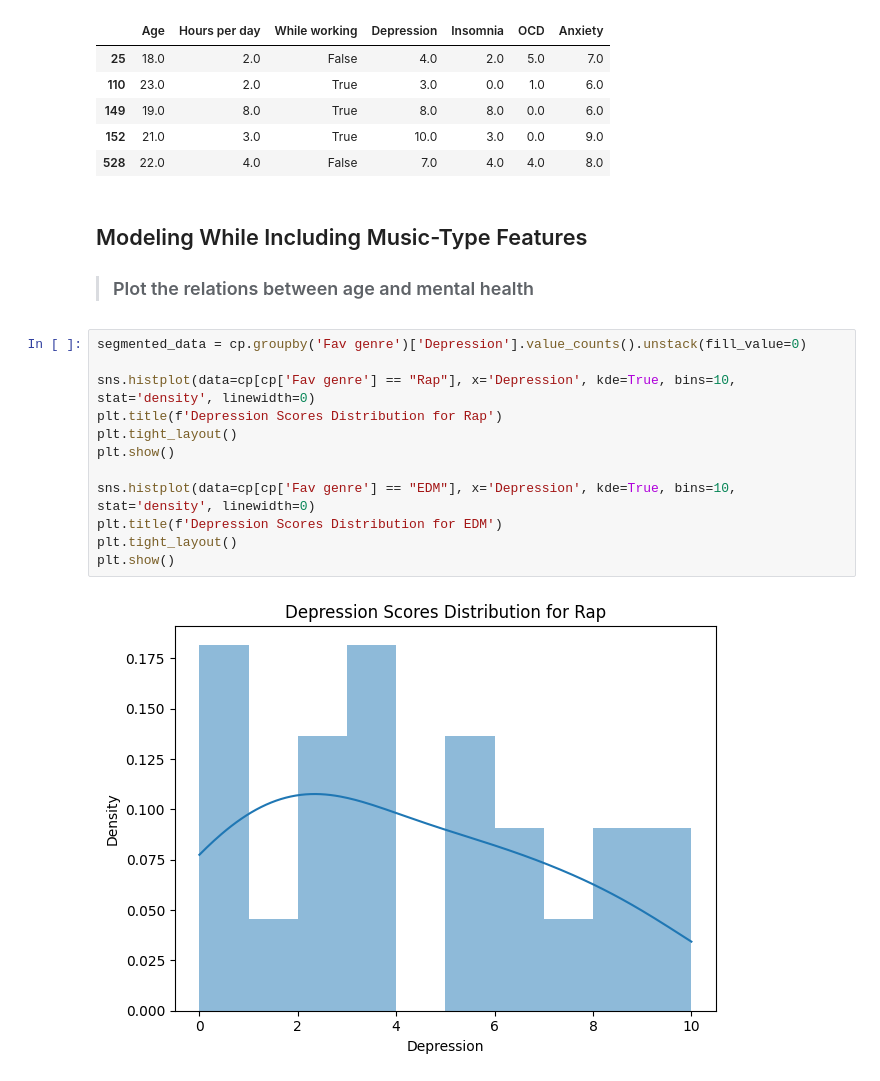
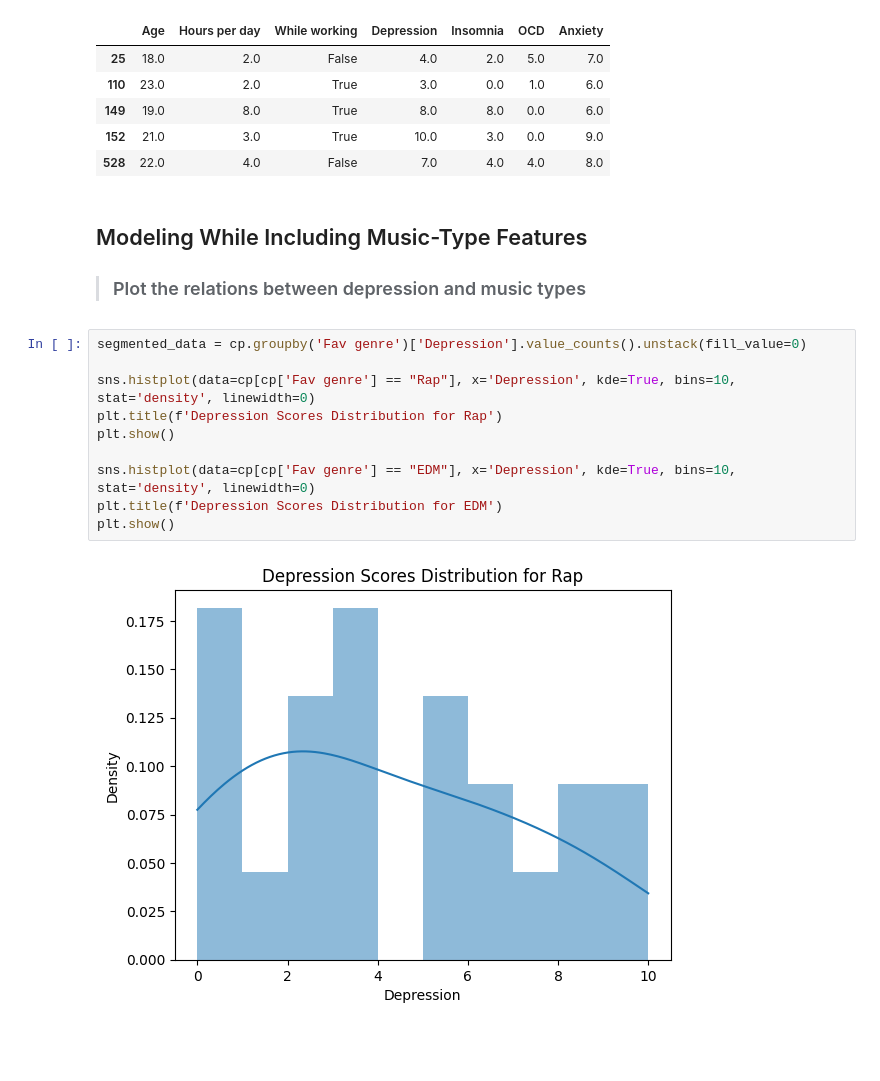
Before and after one commit to ObliqueHacks/musicTaste, a Jupyter notebook: music/music.ipynb, the cells around one changed output. Cells and saved outputs as stored; diff of their text form; blank space fills up the shorter version.

```diff
--- a/music/music.ipynb
+++ b/music/music.ipynb
@@ -68,18 +69,16 @@ train_subset.tail()
 | 528 | 22.0 | 4.0 | False | 7.0 | 4.0 | 4.0 | 8.0 |
 # %% [markdown]
 ## Modeling While Including Music-Type Features
-> ### Plot the relations between age and mental health
+> ### Plot the relations between depression and music types
 # %%
 segmented_data = cp.groupby('Fav genre')['Depression'].value_counts().unstack(fill_value=0)
 
 sns.histplot(data=cp[cp['Fav genre'] == "Rap"], x='Depression', kde=True, bins=10, stat='density', linewidth=0)
 plt.title(f'Depression Scores Distribution for Rap')
-plt.tight_layout()
 plt.show()
 
 sns.histplot(data=cp[cp['Fav genre'] == "EDM"], x='Depression', kde=True, bins=10, stat='density', linewidth=0)
 plt.title(f'Depression Scores Distribution for EDM')
-plt.tight_layout()
 plt.show()
 # %% [output]
-[figure, old version]
+[figure, new version]
```
Also changed, not shown: parts of 11 cells of this notebook.
